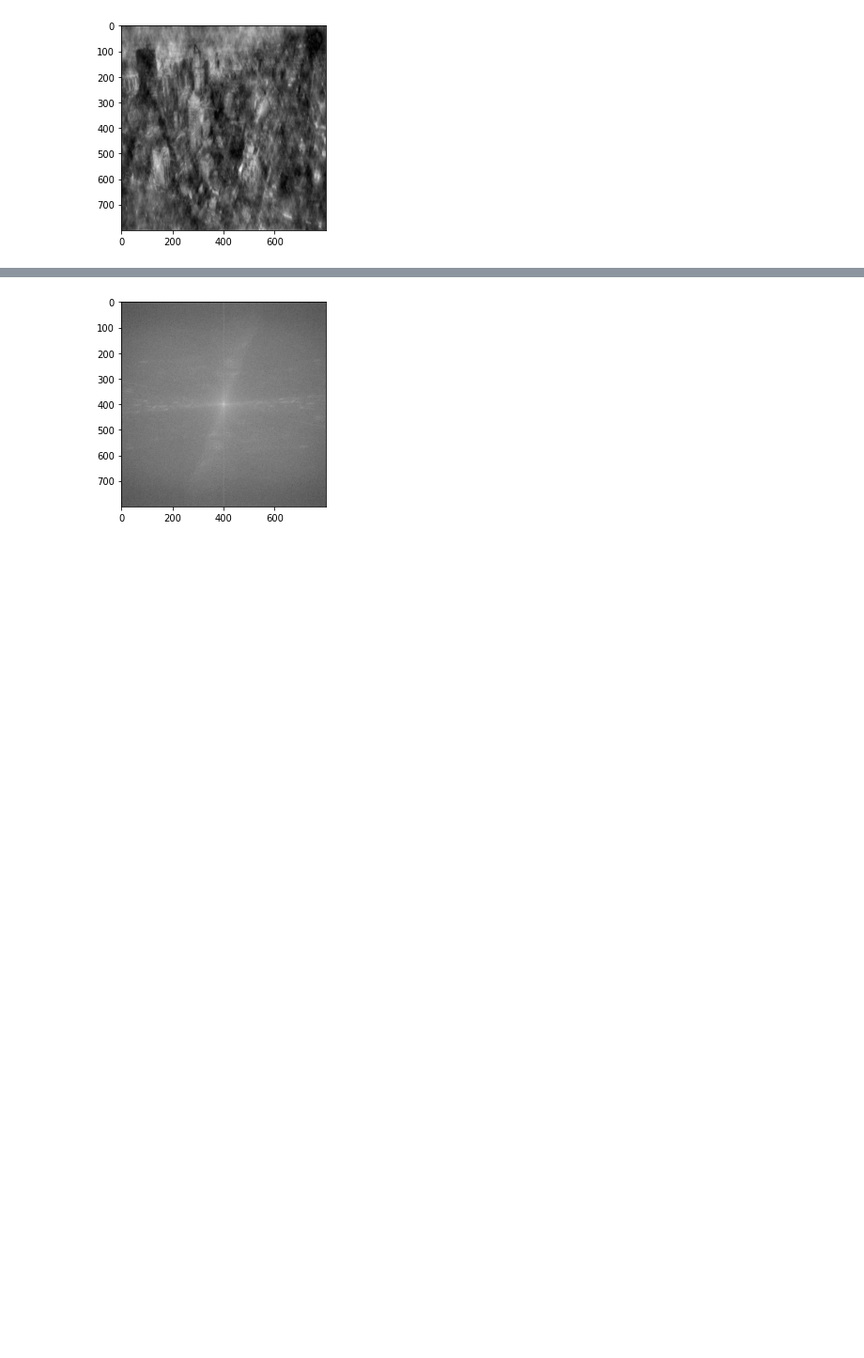
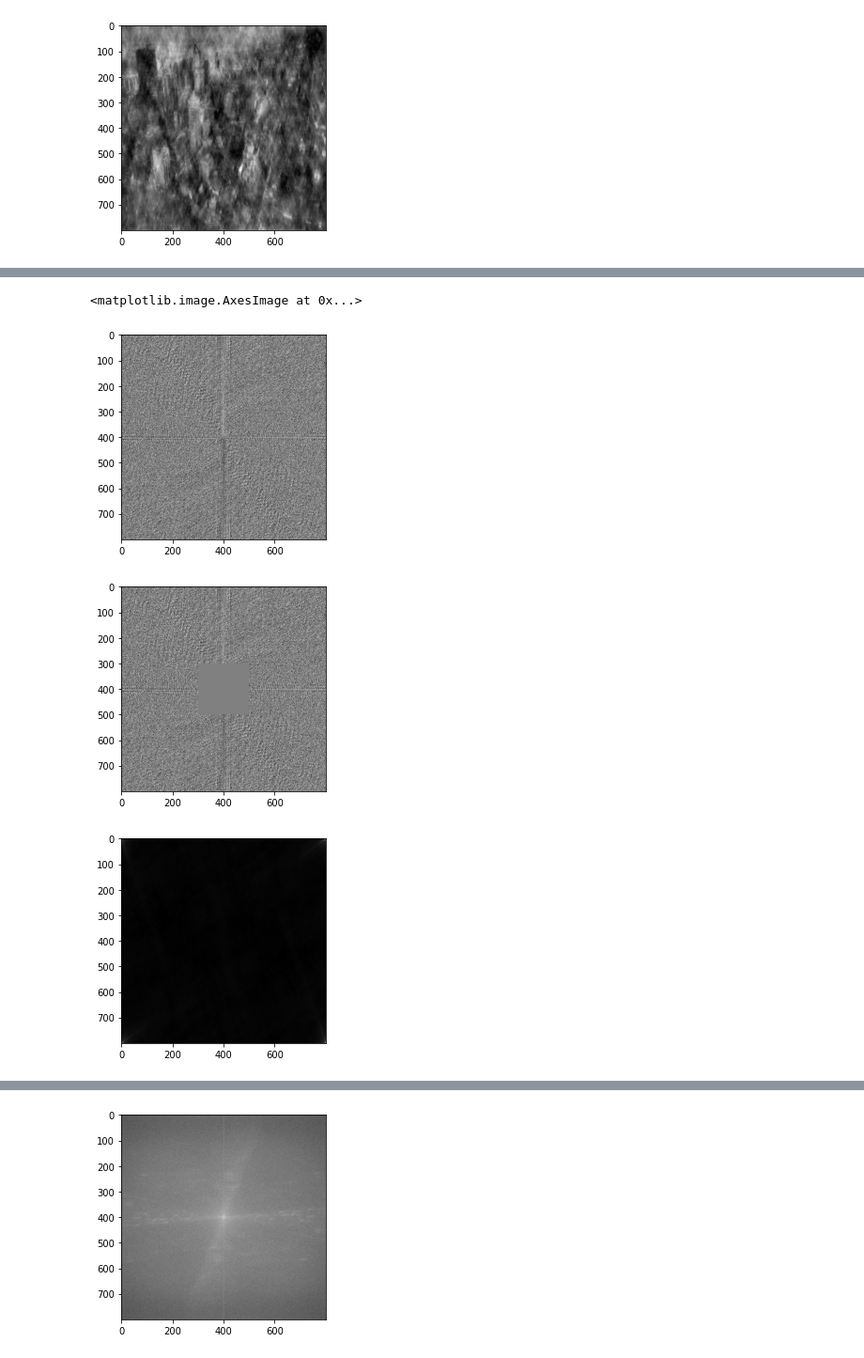
Before and after one commit to MahmoudRabea13/Image-Mixer, a Jupyter notebook: magphase.ipynb, the cells around one changed output, grey strips where cells are left out. Shown at 94% size. Cells and saved outputs as stored; diff of their text form; code cells hidden in the pictures; blank space fills up the shorter version.

```diff
--- a/magphase.ipynb
+++ b/magphase.ipynb
@@ -92,5 +92,6 @@ def visulaize(fourier):
     plt.imshow(fourier, cmap='gray')
 def re_fourier(magnitude,phase):
     re_fourier = magnitude*np.exp(1j*phase)
+    re_fourier= np.fft.ifftshift(re_fourier)
     re_fourier = np.fft.ifft2(re_fourier)
     return re_fourier
@@ -96,0 +135,19 @@ def re_fourier(magnitude,phase):
+# %%
+phase = magphase(fourier('../tobeuploaded/camera.jpg'), 'phase')
+mag = magphase(fourier('../tobeuploaded/camera.jpg'), 'mag')
+# fou = fourier('../tobeuploaded/Hassan.jpg')
+plt.figure()
+visulaize(phase)
+phase_2 = cut(phase,300,300,200,200,'cut')
+plt.figure()
+visulaize(phase_2)
+plt.figure()
+re_img = re_fourier(mag,phase_2)
+plt.imshow(np.abs(re_img),cmap='gray')
+# plt.figure()
+# visulaize(phase_2)
+# %% [output]
+<matplotlib.image.AxesImage at 0x...>
+[figure, added]
+[figure, added]
+[figure, added]
```
Also changed, not shown: parts of 5 cells of this notebook, 2 other files.
